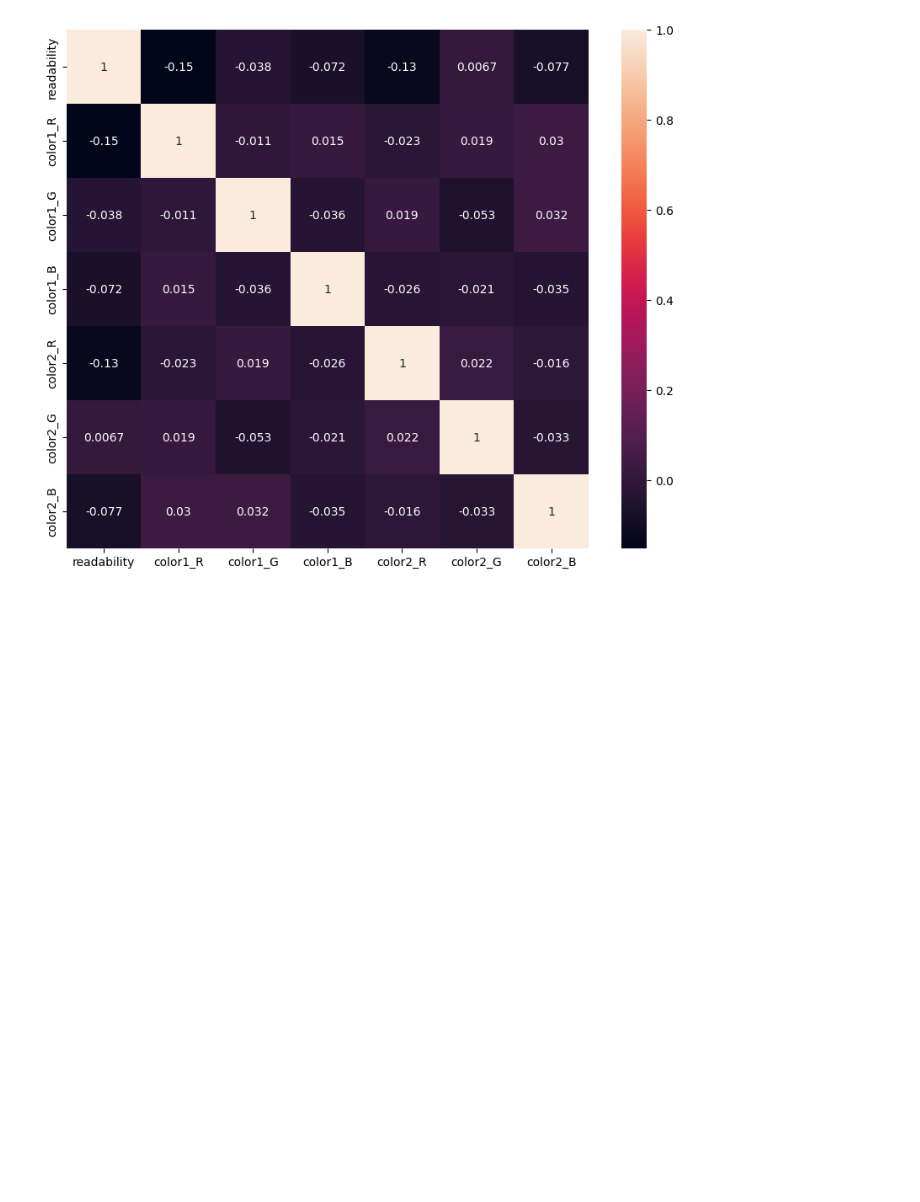
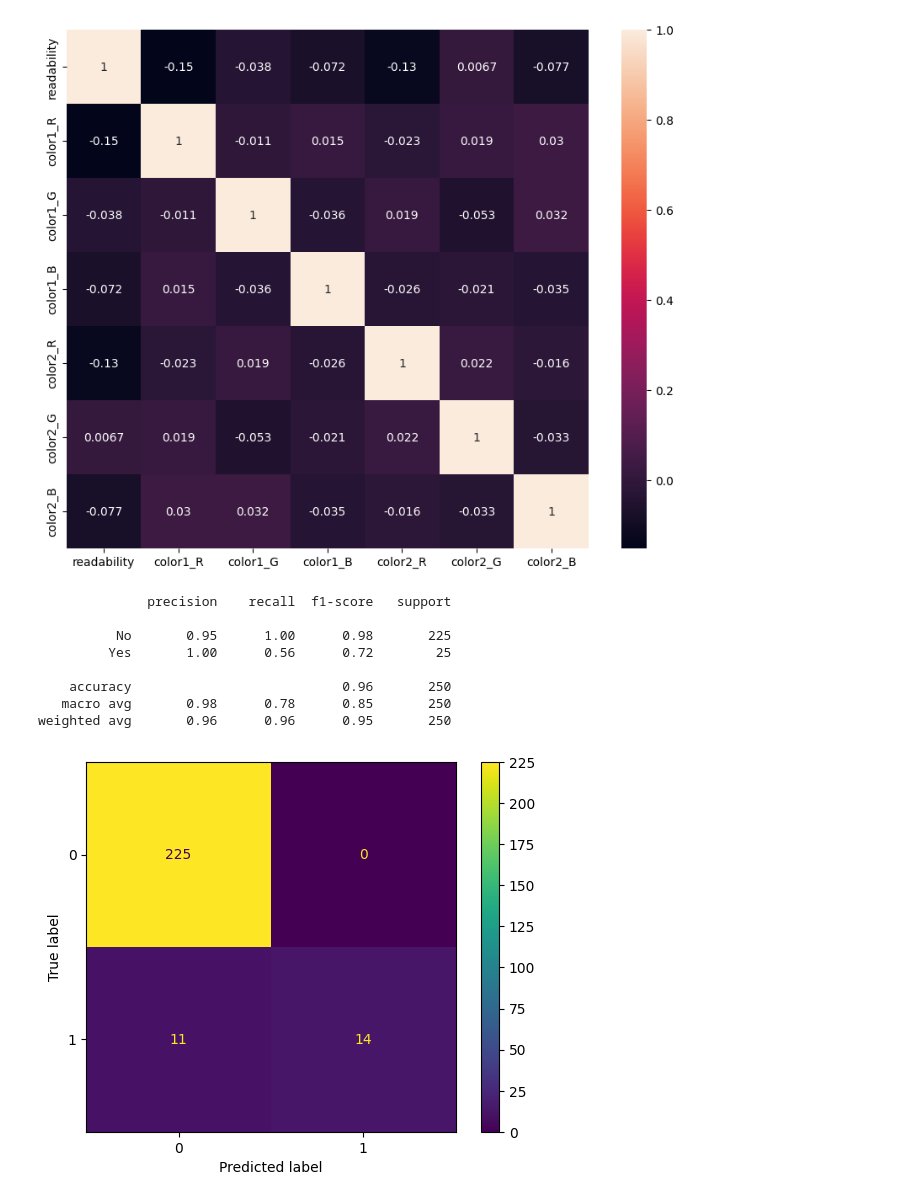
Before and after one commit to KarthikUdyawar/Color-detection, a Jupyter notebook: model/v2/model.ipynb, the cells around one changed output. Drawn from its saved outputs; the diff is of its cells as text; code cells hidden in the pictures; blank space fills up the shorter version.

```diff
--- a/model/v2/model.ipynb
+++ b/model/v2/model.ipynb
@@ -122,0 +124,31 @@ plt.show()
+# %%
+X = df.drop(["readability"], axis=1).values
+y = df["readability"].values
+# %%
+X_train, X_test, y_train, y_test = train_test_split(
+    X, y, test_size=0.25, random_state=42
+)
+# %%
+from sklearn.metrics import ConfusionMatrixDisplay, classification_report
+
+def print_result(y_pred):
+    print(classification_report(y_test, y_pred, target_names=["No", "Yes"]))
+    ConfusionMatrixDisplay.from_predictions(y_test, y_pred)
+    plt.grid(False)
+    plt.show()
+# %%
+from sklearn.ensemble import RandomForestClassifier
+RFC = RandomForestClassifier()
+RFC.fit(X_train,y_train)
+y_pred_RFC = RFC.predict(X_test)
+print_result(y_pred_RFC)
+# %% [output]
+              precision    recall  f1-score   support
+
+          No       0.95      1.00      0.98       225
+         Yes       1.00      0.56      0.72        25
+
+    accuracy                           0.96       250
+   macro avg       0.98      0.78      0.85       250
+weighted avg       0.96      0.96      0.95       250
+[figure, added]
```
Also changed, not shown: parts of 5 cells of this notebook.
